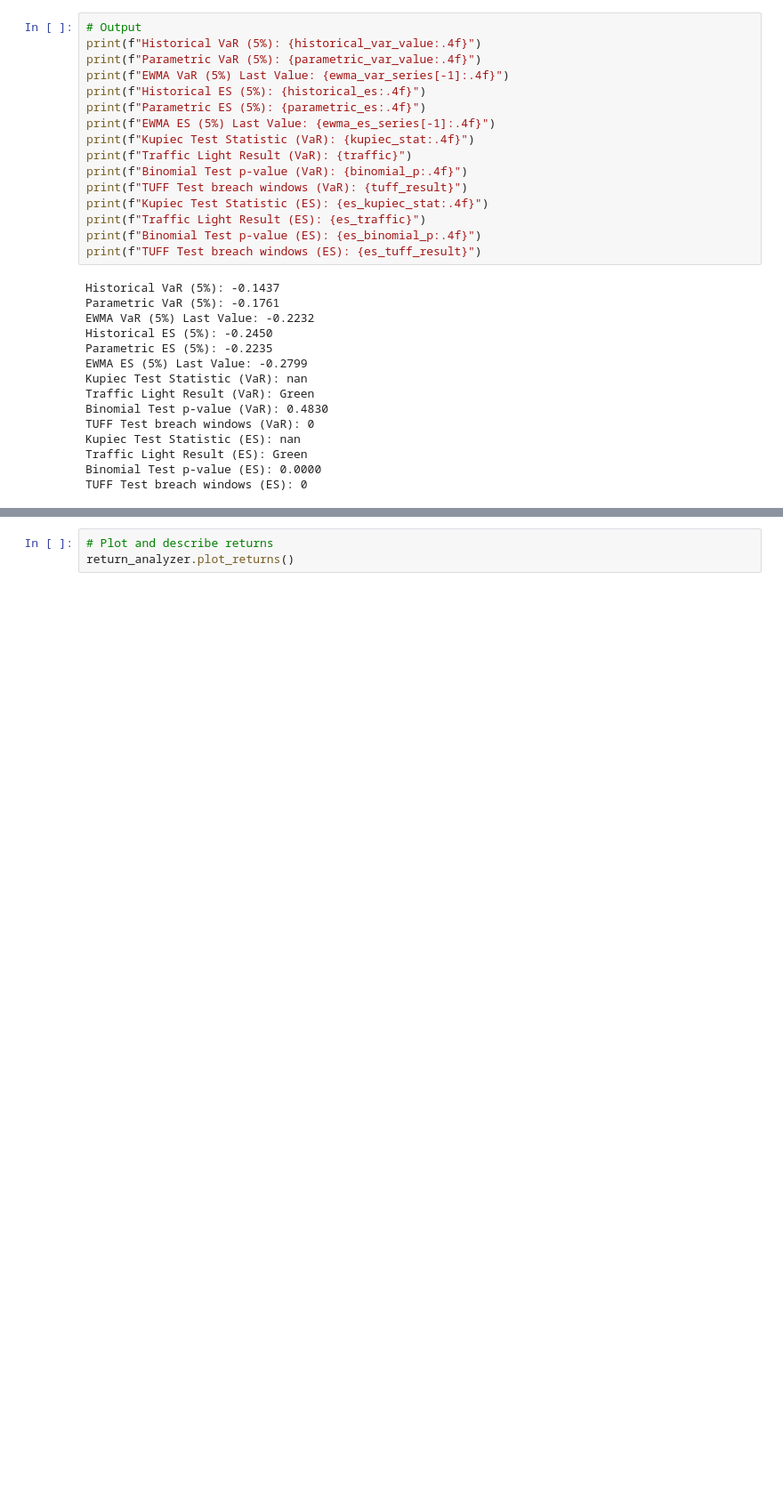
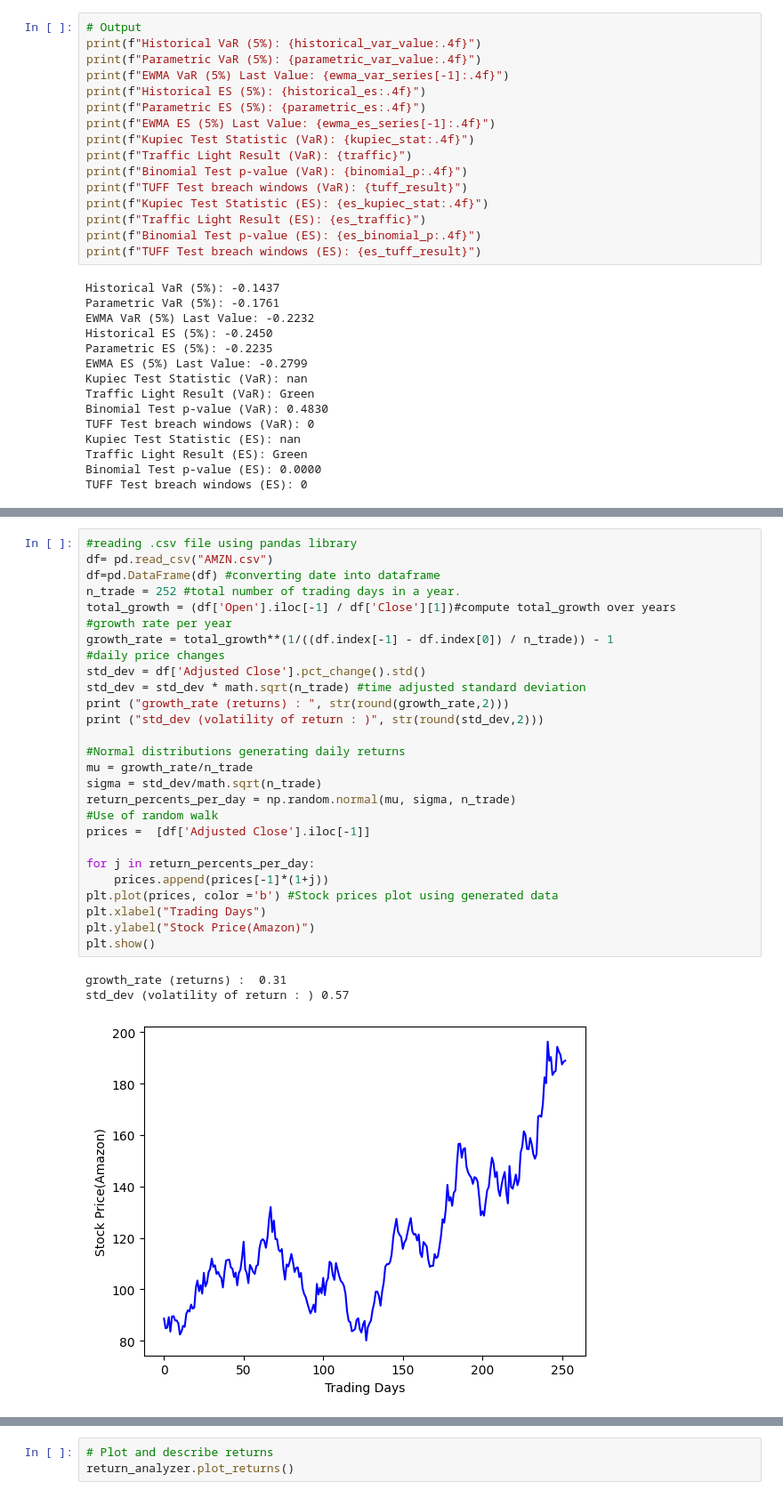
Before and after one commit to sanmoymandal/VaR-stress-testing, a Jupyter notebook: VaR_estimation_and_backtesting.ipynb, the cells around one changed output, grey strips where cells are left out. Shown: that part at 89% size. Cells and saved outputs as stored; diff of their text form; blank space fills up the shorter version.

```diff
--- a/VaR_estimation_and_backtesting.ipynb
+++ b/VaR_estimation_and_backtesting.ipynb
@@ -310,0 +343,31 @@ TUFF Test breach windows (ES): 0
+# %%
+#reading .csv file using pandas library
+df= pd.read_csv("AMZN.csv")
+df=pd.DataFrame(df) #converting date into dataframe
+n_trade = 252 #total number of trading days in a year.
+total_growth = (df['Open'].iloc[-1] / df['Close'][1])#compute total_growth over years
+#growth rate per year
+growth_rate = total_growth**(1/((df.index[-1] - df.index[0]) / n_trade)) - 1
+#daily price changes
+std_dev = df['Adjusted Close'].pct_change().std()
+std_dev = std_dev * math.sqrt(n_trade) #time adjusted standard deviation
+print ("growth_rate (returns) : ", str(round(growth_rate,2)))
+print ("std_dev (volatility of return : )", str(round(std_dev,2)))
+
+#Normal distributions generating daily returns
+mu = growth_rate/n_trade
+sigma = std_dev/math.sqrt(n_trade)
+return_percents_per_day = np.random.normal(mu, sigma, n_trade)
+#Use of random walk
+prices =  [df['Adjusted Close'].iloc[-1]]
+
+for j in return_percents_per_day:
+    prices.append(prices[-1]*(1+j))
+plt.plot(prices, color ='b') #Stock prices plot using generated data
+plt.xlabel("Trading Days")
+plt.ylabel("Stock Price(Amazon)")
+plt.show()
+# %% [output]
+growth_rate (returns) :  0.31
+std_dev (volatility of return : ) 0.57
+[figure, added]
```
Also changed, not shown: parts of 3 cells of this notebook.
